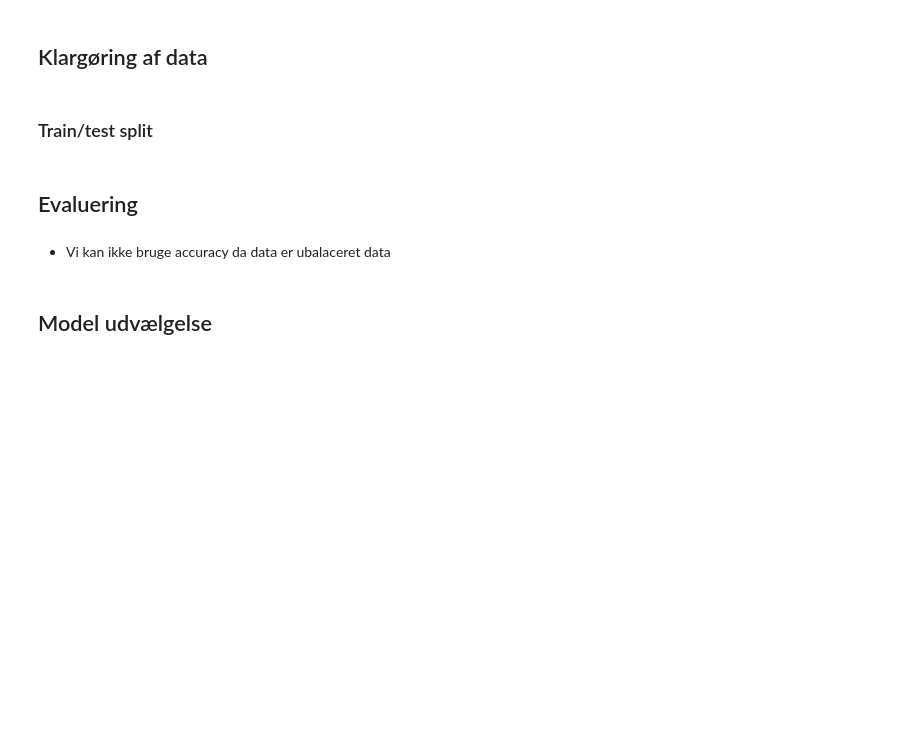
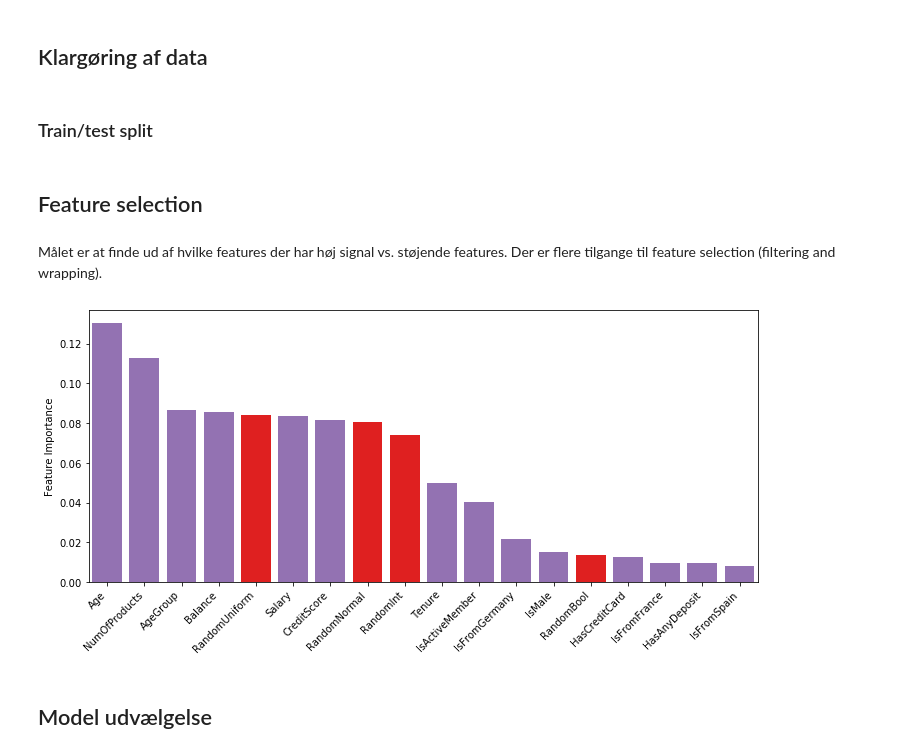
Before and after one commit to sheikhomar/lunch, a Jupyter notebook: analysis.ipynb, the cells around one changed output. Cells and saved outputs as stored; diff of their text form; code cells hidden in the pictures; blank space fills up the shorter version.

```diff
--- a/analysis.ipynb
+++ b/analysis.ipynb
@@ -152,24 +152,12 @@ def plot_important_features_repeated(df: pd.DataFrame, repeat: int = 10, include
     ax.set_ylabel('Vigtighedsscore')
     return df_plot_data
 
-def plot_important_features(df: pd.DataFrame, include_random_field: bool = False):
-    X = df.select_dtypes(include=['int64', 'uint8', 'float64']).copy()
-    y = X['Churned']
-    X.drop('Churned', axis=1, inplace=True)
-    if include_random_field:
-        X['RandomUniform'] = np.random.random(len(X))
-        X['RandomNormal'] = np.random.random(size=len(X))
-        X['RandomInt'] = np.random.randint(low=2, high=100, size=len(df))
-        X['RandomBool'] = np.random.randint(low=0, high=2, size=len(df))
-
-    # Split datasæt
-    X_train, X_test, y_train, y_test = train_test_split(X, y, test_size=0.33, random_state=42, stratify=y)
-
+def plot_random_forest_feature_importance(X: pd.DataFrame, y: pd.DataFrame):
     # Træn en random forest model
-    rfc_model = RandomForestClassifier(random_state=42).fit(X_train, y_train)
+    rfc_model = RandomForestClassifier(random_state=42).fit(X, y)
 
     # Plot vigtige features
-    df_plot_data = pd.DataFrame({'feature': list(X_train.columns), 'value': list(rfc_model.feature_importances_) })
+    df_plot_data = pd.DataFrame({'feature': list(X.columns), 'value': list(rfc_model.feature_importances_) })
     df_plot_data = df_plot_data.sort_values('value', ascending=False)
     fig, ax = plt.subplots(figsize=(12, 5))
     plot_x = list(range(df_plot_data.shape[0]))
@@ -705,6 +648,18 @@ def create(model, x, y, n_folds: int = 5, scoring='cohen_kappa', random_state: i
-# %% [markdown]
-## Evaluering
-# %% [markdown]
-- Vi kan ikke bruge accuracy da data er ubalaceret data
+# %% [markdown]
+## Feature selection
+# %% [markdown]
+Målet er at finde ud af hvilke features der har høj signal vs. støjende features.
+Der er flere tilgange til feature selection (filtering and wrapping).
+# %%
+X = X_train.copy()
+y = y_train.copy()
+X['RandomUniform'] = np.random.random(len(X))
+X['RandomNormal'] = np.random.random(size=len(X))
+X['RandomInt'] = np.random.randint(low=2, high=100, size=len(X))
+X['RandomBool'] = np.random.randint(low=0, high=2, size=len(X))
+
+plot_random_forest_feature_importance(X, y)
+# %% [output]
+[figure, added]
 # %% [markdown]
 ## Model udvælgelse
```
Also changed, not shown: parts of 19 cells of this notebook, 2 other files.
